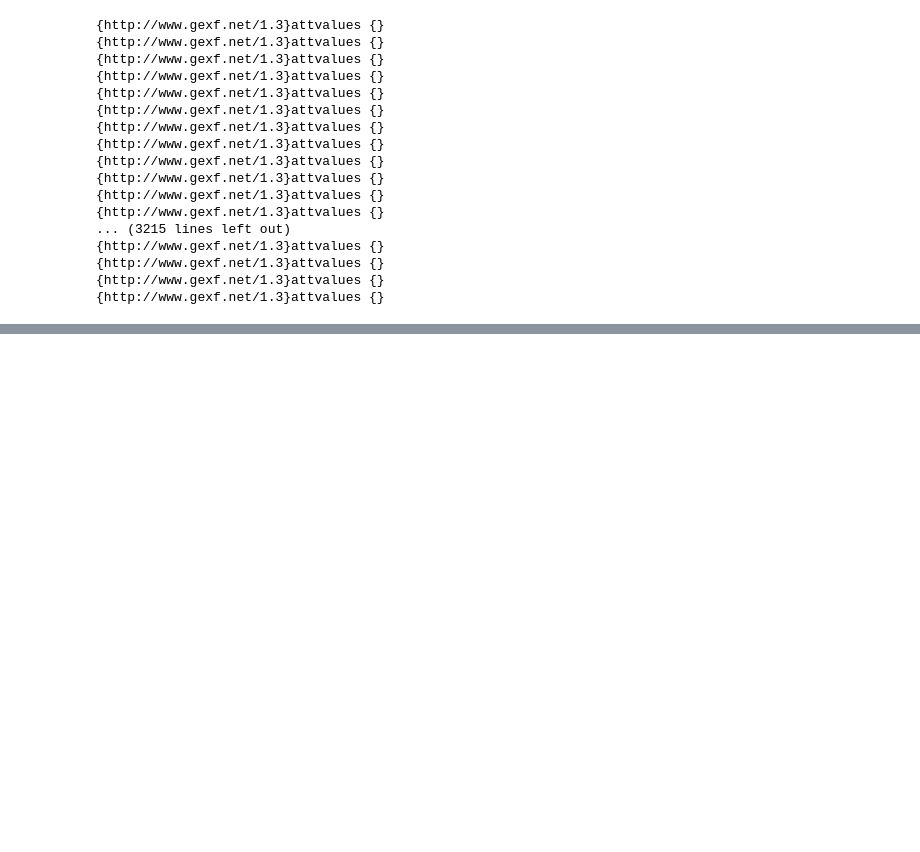
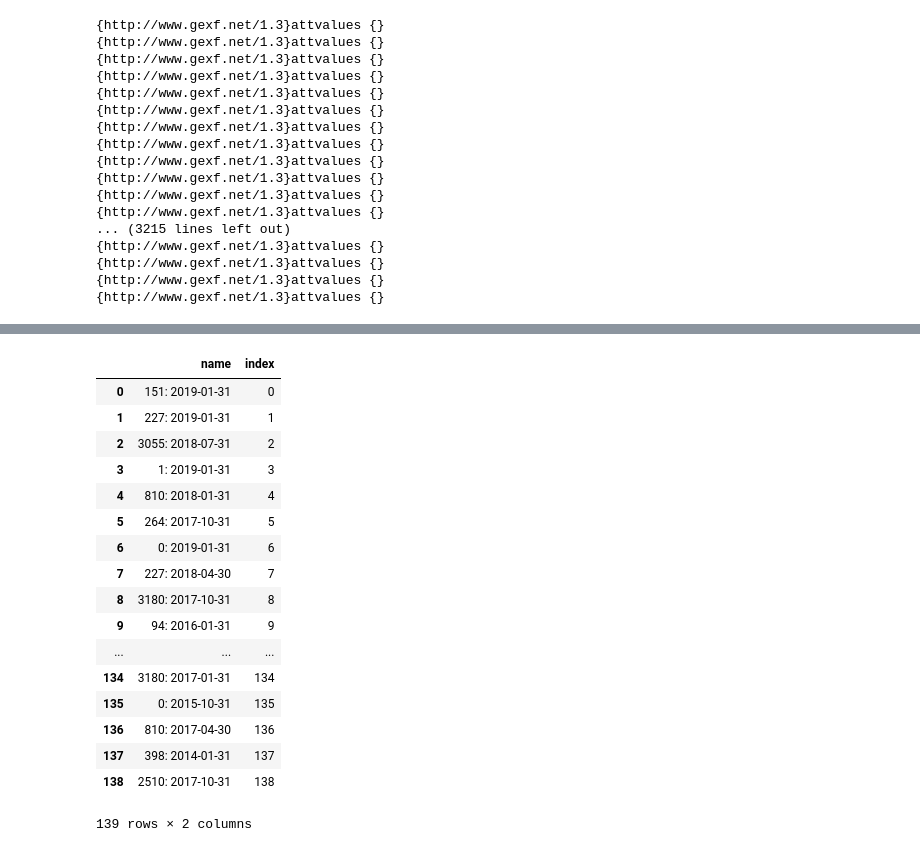
Before and after one commit to dimichai/twitch-graph-analysis, a Jupyter notebook: Notebooks/Create Graph.ipynb, the cells around one changed output, grey strips where cells are left out. Saved outputs shown, nothing was run; the diff lists cells and outputs as text; code cells hidden in the pictures; blank space fills up the shorter version.

```diff
--- a/Notebooks/Create Graph.ipynb
+++ b/Notebooks/Create Graph.ipynb
@@ -605,7 +583,7 @@ date_d
 xpath = ".{http://www.gexf.net/1.3}graph/{http://www.gexf.net/1.3}edges/{http://www.gexf.net/1.3}edge/{http://www.gexf.net/1.3}attvalues/"
 # %%
 from lxml import etree
-tree = etree.parse('/Users/jeroen/Downloads/graph_communities_2.gexf')
+tree = etree.parse('/Users/jeroen/Downloads/graph_communities_5.gexf')
 root = tree.getroot()
 
 for n in root.findall(xpath):
@@ -614,3 +592,4 @@ for n in root.findall(xpath):
     date_formated = date.replace('f_','').replace("_","-")
     d["for"] = "weight"
     d["timestamp"] = str(date_d.get(date_formated))
+    print(d)
@@ -822,0 +1176,24 @@ roo
+# %%
+l = df2.community_s.append(df2.community_t)
+xx = pd.DataFrame({"name":list(l.unique())})
+xx["index"] = xx.index
+xx
+# %% [output]
+|  | name | index |
+| 0 | 151: 2019-01-31 | 0 |
+| 1 | 227: 2019-01-31 | 1 |
+| 2 | 3055: 2018-07-31 | 2 |
+| 3 | 1: 2019-01-31 | 3 |
+| 4 | 810: 2018-01-31 | 4 |
+| 5 | 264: 2017-10-31 | 5 |
+| 6 | 0: 2019-01-31 | 6 |
+| 7 | 227: 2018-04-30 | 7 |
+| 8 | 3180: 2017-10-31 | 8 |
+| 9 | 94: 2016-01-31 | 9 |
+| ... | ... | ... |
+| 134 | 3180: 2017-01-31 | 134 |
+| 135 | 0: 2015-10-31 | 135 |
+| 136 | 810: 2017-04-30 | 136 |
+| 137 | 398: 2014-01-31 | 137 |
+| 138 | 2510: 2017-10-31 | 138 |
+139 rows × 2 columns
```
Also changed, not shown: parts of 44 cells of this notebook, 4 other files.
